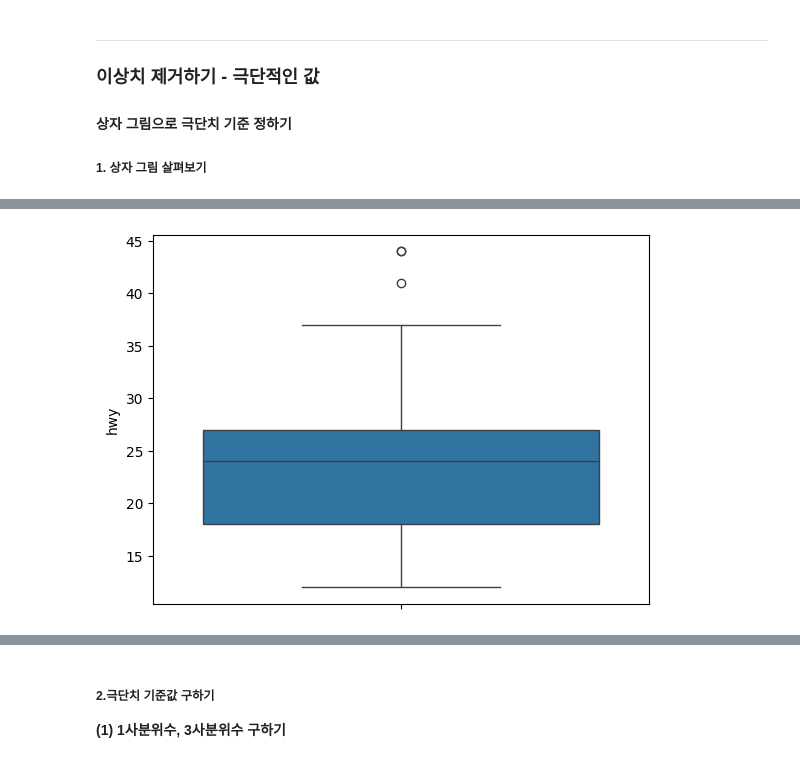
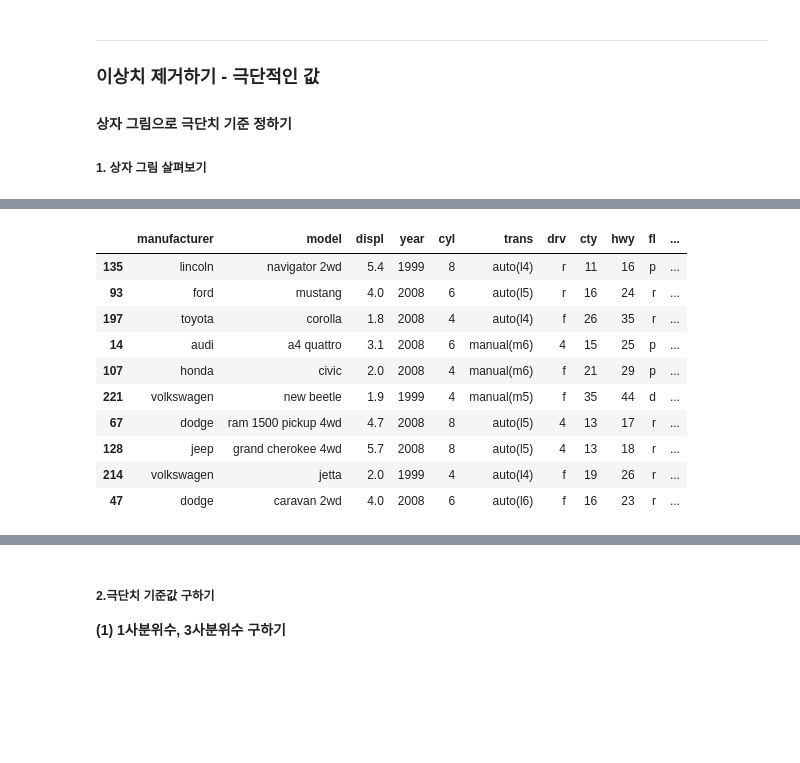
Before and after one commit to ai7dnn/2024-1-my-BDA, a Jupyter notebook: inclass/06w_lect_ch07_missingvalue_outlier.ipynb, the cells around one changed output, grey strips where cells are left out. Cells and saved outputs as stored; diff of their text form; code cells hidden in the pictures; blank space fills up the shorter version.

```diff
--- a/inclass/06w_lect_ch07_missingvalue_outlier.ipynb
+++ b/inclass/06w_lect_ch07_missingvalue_outlier.ipynb
@@ -953,8 +963,16 @@ int
 # %%
 import pandas as pd
 mpg = pd.read_csv('data/mpg.csv')
-
-import seaborn as sns
-sns.boxplot(data = mpg, y = 'hwy');
+mpg.sample(10)
 # %% [output]
-[figure, removed]
+|  | manufacturer | model | displ | year | cyl | trans | drv | cty | hwy | fl | ... |
+| 135 | lincoln | navigator 2wd | 5.4 | 1999 | 8 | auto(l4) | r | 11 | 16 | p | ... |
+| 93 | ford | mustang | 4.0 | 2008 | 6 | auto(l5) | r | 16 | 24 | r | ... |
+| 197 | toyota | corolla | 1.8 | 2008 | 4 | auto(l4) | f | 26 | 35 | r | ... |
+| 14 | audi | a4 quattro | 3.1 | 2008 | 6 | manual(m6) | 4 | 15 | 25 | p | ... |
+| 107 | honda | civic | 2.0 | 2008 | 4 | manual(m6) | f | 21 | 29 | p | ... |
+| 221 | volkswagen | new beetle | 1.9 | 1999 | 4 | manual(m5) | f | 35 | 44 | d | ... |
+| 67 | dodge | ram 1500 pickup 4wd | 4.7 | 2008 | 8 | auto(l5) | 4 | 13 | 17 | r | ... |
+| 128 | jeep | grand cherokee 4wd | 5.7 | 2008 | 8 | auto(l5) | 4 | 13 | 18 | r | ... |
+| 214 | volkswagen | jetta | 2.0 | 1999 | 4 | auto(l4) | f | 19 | 26 | r | ... |
+| 47 | dodge | caravan 2wd | 4.0 | 2008 | 6 | auto(l6) | f | 16 | 23 | r | ... |
```
Also changed, not shown: parts of 24 cells of this notebook.
